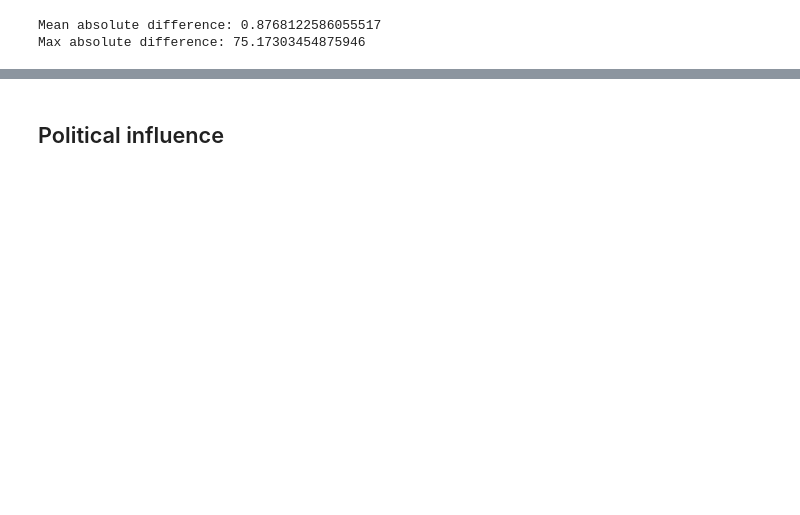
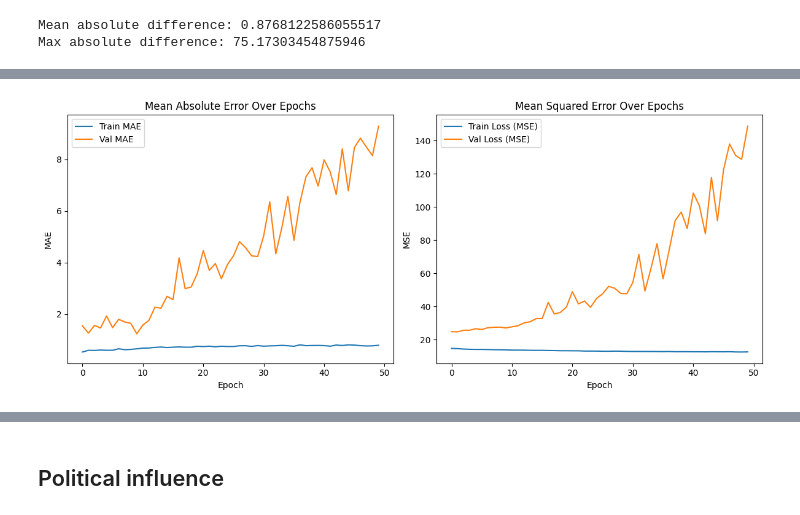
Before and after one commit to carlamcnair/Final-Project-AppML, a Jupyter notebook: notes_stine.ipynb, the cells around one changed output, grey strips where cells are left out. Drawn from its saved outputs; the diff is of its cells as text; code cells hidden in the pictures; blank space fills up the shorter version.

```diff
--- a/notes_stine.ipynb
+++ b/notes_stine.ipynb
@@ -863,0 +927,16 @@ Max absolute difference: 75.17303454875946
+# %%
+# Introducing lags
+train_lag_data = train_data
+
+# Assume you want to add 3 lags of the target variable
+for lag in [1, 2, 3]:
+    train_lag_data[f'target_lag_{lag}'] = train_lag_data[target].shift(lag)
+
+# Drop rows with NaNs created by shift
+train_lag_data.dropna(inplace=True)
+
+# Redefine training/validation sets with lag features included
+train_lag_df = train_lag_data[train_lag_data["Date"] < test_split_date]
+val_lag_df = train_lag_data[train_lag_data["Date"] >= test_split_date]
+
+feature_cols = [col for col in train_lag_data.columns if col not in ["Date", target]]
@@ -863,0 +1024,23 @@ Max absolute difference: 75.17303454875946
+# %%
+# Step 5: Plot training & validation performance
+plt.figure(figsize=(12, 5))
+plt.subplot(1, 2, 1)
+plt.plot(reg_history_lag.history['mean_absolute_error'], label='Train MAE')
+plt.plot(reg_history_lag.history['val_mean_absolute_error'], label='Val MAE')
+plt.title('Mean Absolute Error Over Epochs')
+plt.xlabel('Epoch')
+plt.ylabel('MAE')
+plt.legend()
+
+plt.subplot(1, 2, 2)
+plt.plot(reg_history_lag.history['loss'], label='Train Loss (MSE)')
+plt.plot(reg_history_lag.history['val_loss'], label='Val Loss (MSE)')
+plt.title('Mean Squared Error Over Epochs')
+plt.xlabel('Epoch')
+plt.ylabel('MSE')
+plt.legend()
+
+plt.tight_layout()
+plt.show()
+# %% [output]
+[figure, added]
```
Also changed, not shown: parts of 46 cells of this notebook, 1 other file.
